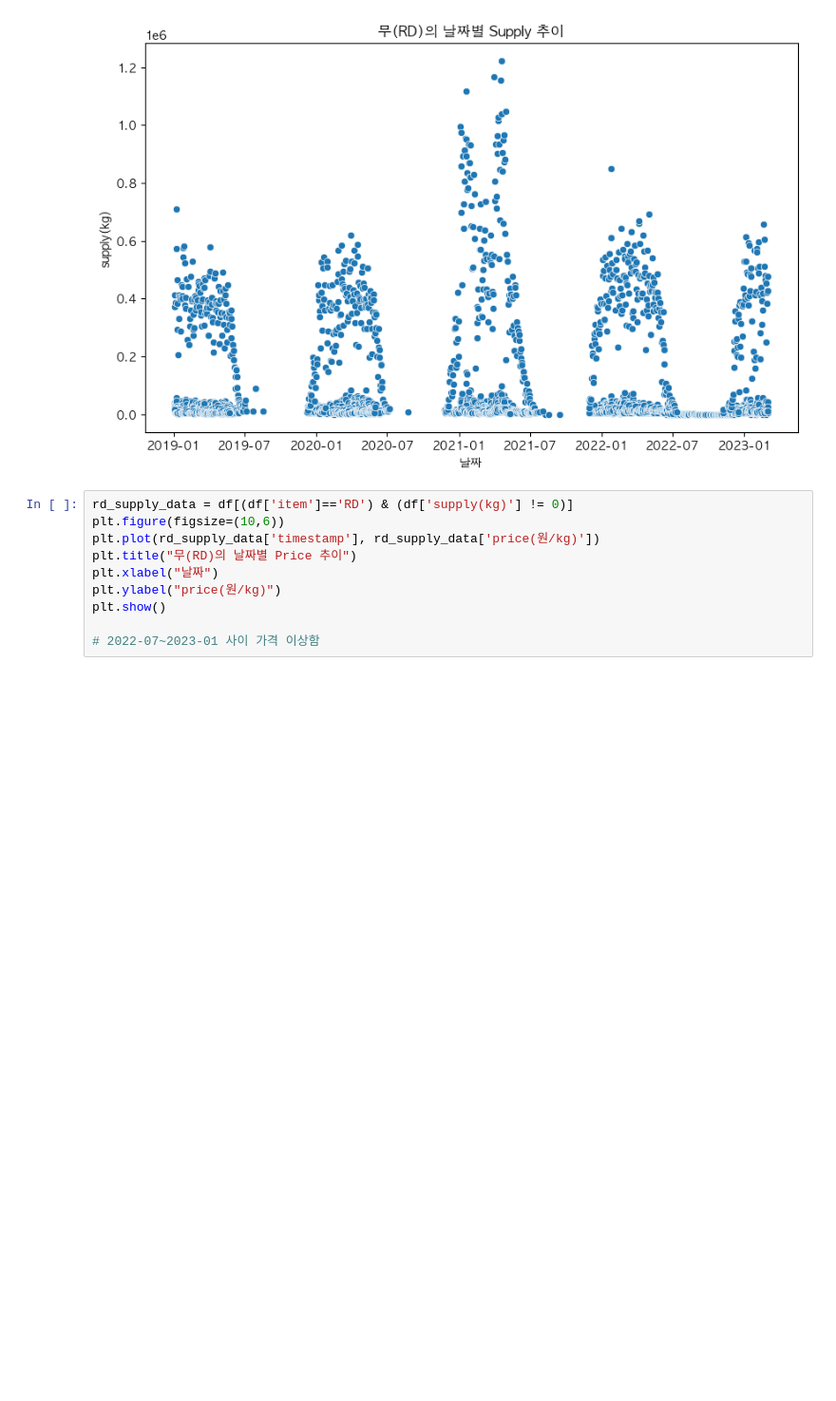
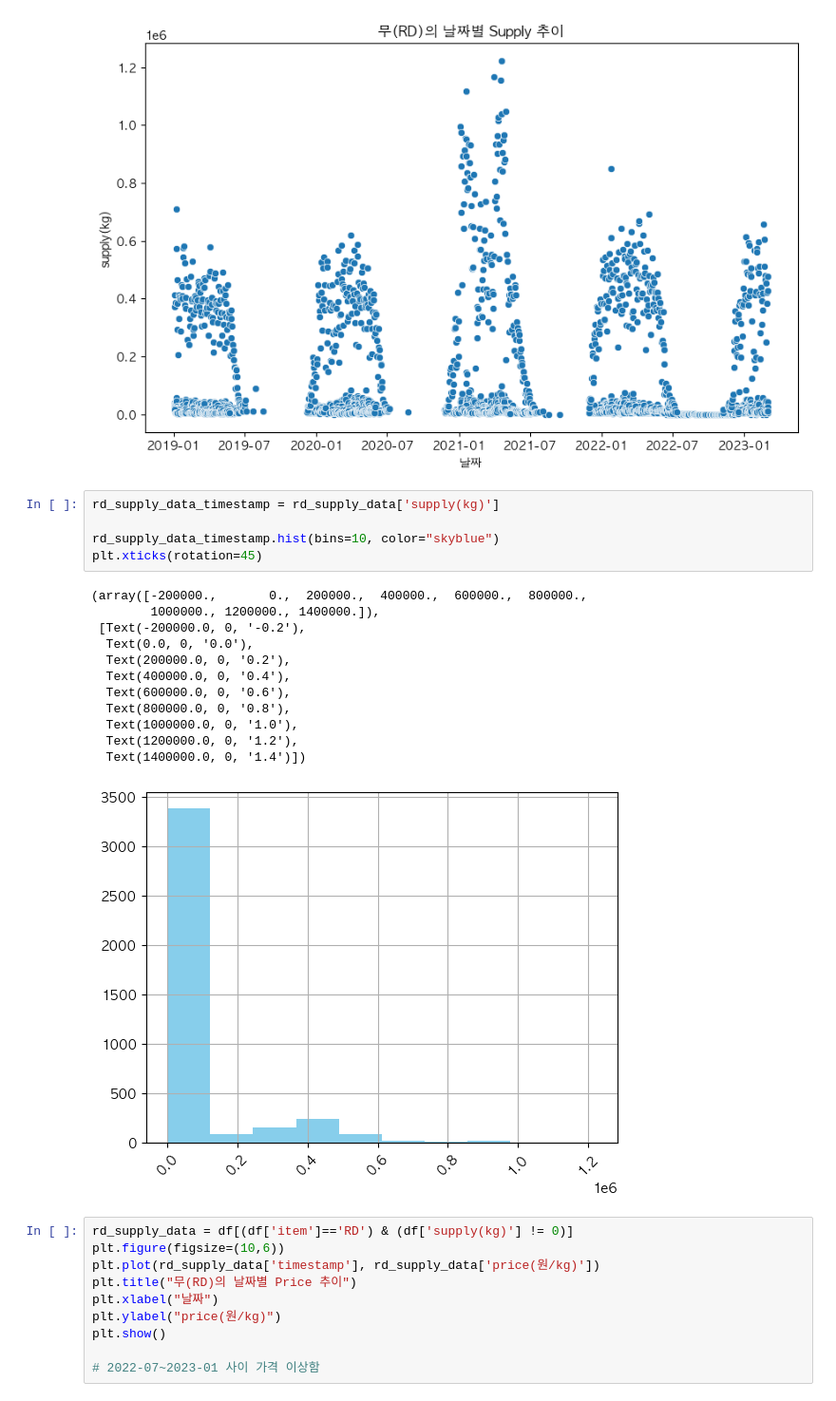
Before and after one commit to Joy-9707/sparta_practice, a Jupyter notebook: jeju-1.ipynb, the cells around one changed output. Shown at 95% size. Drawn from its saved outputs; the diff is of its cells as text; blank space fills up the shorter version.

```diff
--- a/jeju-1.ipynb
+++ b/jeju-1.ipynb
@@ -302,6 +339,24 @@ plt.ylabel("supply(kg)")
 plt.show()
 # %% [output]
 [figure]
+# %%
+rd_supply_data_timestamp = rd_supply_data['supply(kg)']
+
+rd_supply_data_timestamp.hist(bins=10, color="skyblue")
+plt.xticks(rotation=45)
+# %% [output]
+(array([-200000.,       0.,  200000.,  400000.,  600000.,  800000.,
+        1000000., 1200000., 1400000.]),
+ [Text(-200000.0, 0, '-0.2'),
+  Text(0.0, 0, '0.0'),
+  Text(200000.0, 0, '0.2'),
+  Text(400000.0, 0, '0.4'),
+  Text(600000.0, 0, '0.6'),
+  Text(800000.0, 0, '0.8'),
+  Text(1000000.0, 0, '1.0'),
+  Text(1200000.0, 0, '1.2'),
+  Text(1400000.0, 0, '1.4')])
+[figure, added]
 # %%
 rd_supply_data = df[(df['item']=='RD') & (df['supply(kg)'] != 0)]
 plt.figure(figsize=(10,6))
```
Also changed, not shown: parts of 16 cells of this notebook.
